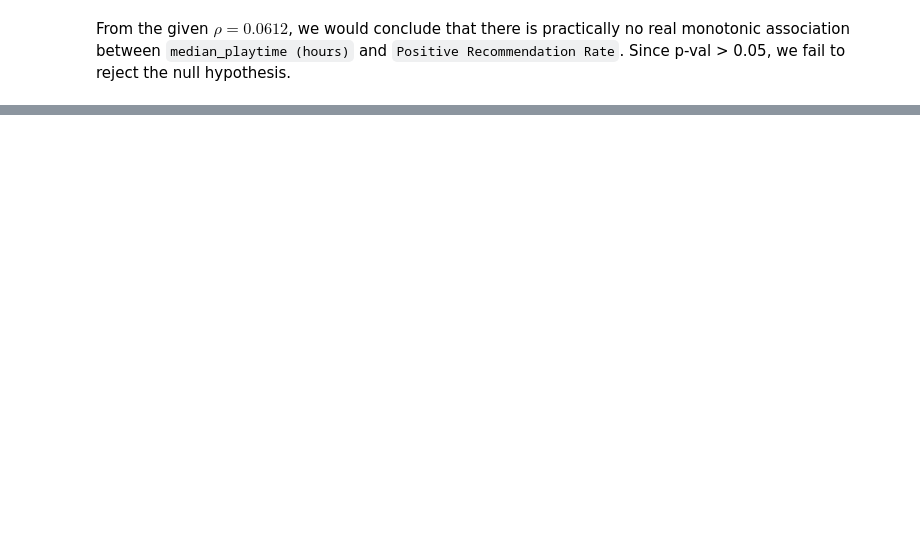
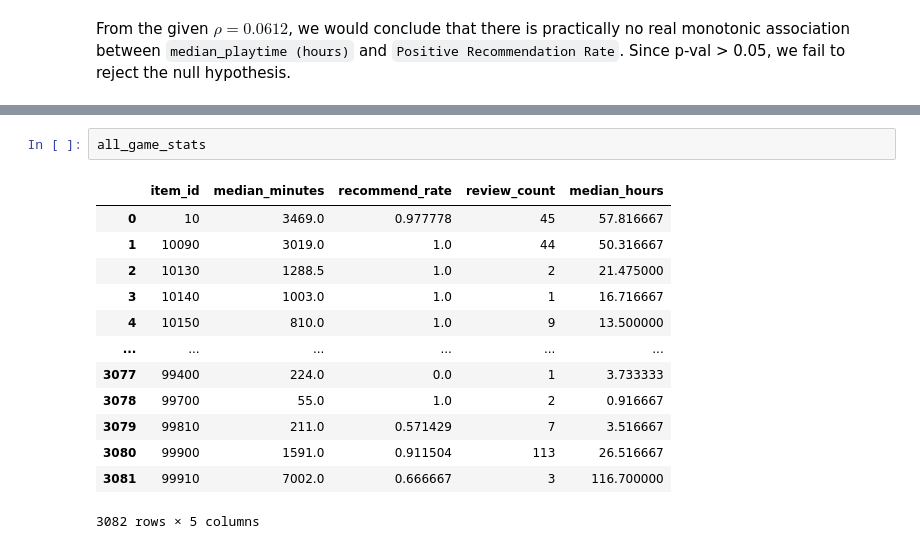
Before and after one commit to JaredW022/cse258-a2, a Jupyter notebook: workbook.ipynb, the cells around one changed output, grey strips where cells are left out. Cells and saved outputs as stored; diff of their text form; blank space fills up the shorter version.

```diff
--- a/workbook.ipynb
+++ b/workbook.ipynb
@@ -381,0 +668,16 @@ Long                   0.900829         92        17483
+# %%
+all_game_stats
+# %% [output]
+|  | item_id | median_minutes | recommend_rate | review_count | median_hours |
+| 0 | 10 | 3469.0 | 0.977778 | 45 | 57.816667 |
+| 1 | 10090 | 3019.0 | 1.0 | 44 | 50.316667 |
+| 2 | 10130 | 1288.5 | 1.0 | 2 | 21.475000 |
+| 3 | 10140 | 1003.0 | 1.0 | 1 | 16.716667 |
+| 4 | 10150 | 810.0 | 1.0 | 9 | 13.500000 |
+| ... | ... | ... | ... | ... | ... |
+| 3077 | 99400 | 224.0 | 0.0 | 1 | 3.733333 |
+| 3078 | 99700 | 55.0 | 1.0 | 2 | 0.916667 |
+| 3079 | 99810 | 211.0 | 0.571429 | 7 | 3.516667 |
+| 3080 | 99900 | 1591.0 | 0.911504 | 113 | 26.516667 |
+| 3081 | 99910 | 7002.0 | 0.666667 | 3 | 116.700000 |
+3082 rows × 5 columns
```
Also changed, not shown: parts of 23 cells of this notebook.
